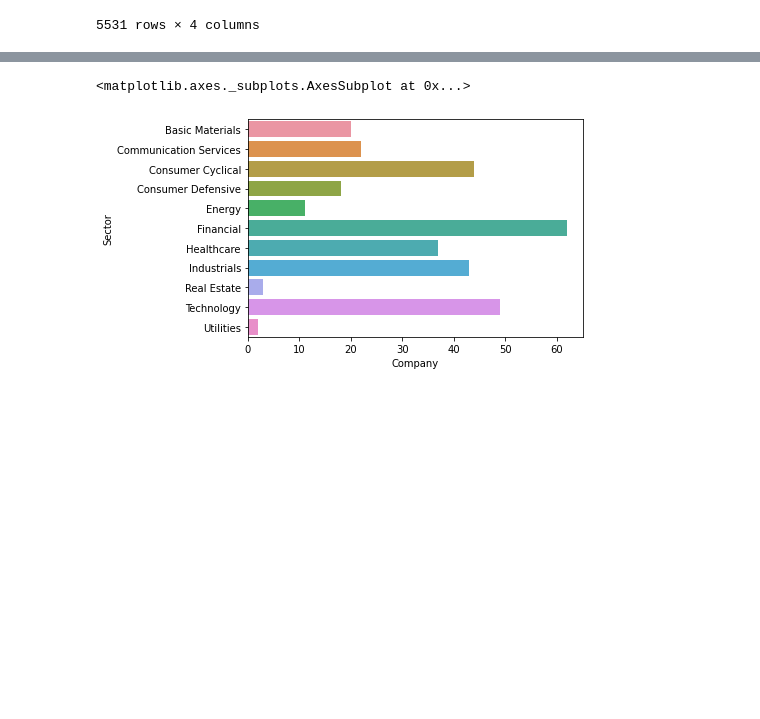
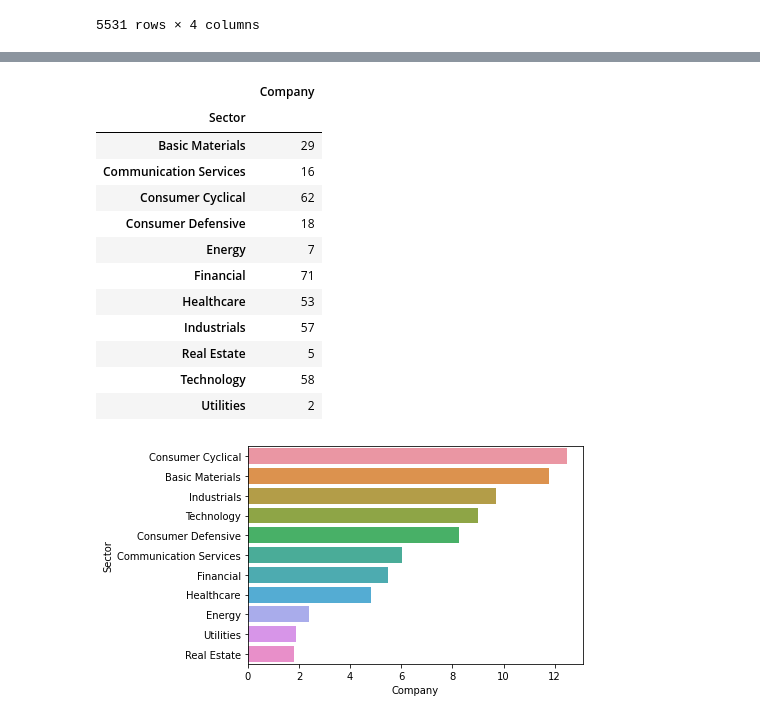
Before and after one commit to chan1123/Full_Trend_Template, a Jupyter notebook: Testing.ipynb, the cells around one changed output, grey strips where cells are left out. Cells and saved outputs as stored; diff of their text form; code cells hidden in the pictures; blank space fills up the shorter version.

Commit message:
Update real tt and proportion

```diff
--- a/Testing.ipynb
+++ b/Testing.ipynb
@@ -86,4 +86,4 @@ df_rs
 # %%
-trend_template_list = pd.merge(df_rs, df_tt, left_index=True, right_index=True).index.tolist()
+trend_template_list = list(set(df_rs.index.tolist()) & set(df_tt.index.tolist()))
 len(trend_template_list)
 # %% [output]
@@ -110,0 +91,3 @@ trend_template_list
+# %%
+df_overview_groupby_sector = pd.DataFrame(df_overview.groupby('Sector').count()['Company'])
+df_overview_groupby_sector
@@ -111,7 +108,18 @@ trend_template_list
 # %%
 filtered = df_overview[df_overview.index.isin(trend_template_list)]
-plotting = pd.DataFrame(filtered.groupby('Sector').count()['Company'])
-sns.barplot(y=plotting.index, x=plotting['Company'])
+filtered_groupby_sector = pd.DataFrame(filtered.groupby('Sector').count()['Company'])
+filtered_groupby_sector
 # %% [output]
-<matplotlib.axes._subplots.AxesSubplot at 0x...>
-[figure, removed]
+|  | Company |
+| Sector |  |
+| Basic Materials | 29 |
+| Communication Services | 16 |
+| Consumer Cyclical | 62 |
+| Consumer Defensive | 18 |
+| Energy | 7 |
+| Financial | 71 |
+| Healthcare | 53 |
+| Industrials | 57 |
+| Real Estate | 5 |
+| Technology | 58 |
+| Utilities | 2 |
@@ -119,0 +126,5 @@ finviz_chart_url = 'https://finviz.com/screener.ashx?v=211&t='
+# %%
+df_proportion = (filtered_groupby_sector/df_overview_groupby_sector*100).sort_values(by='Company', ascending=False)
+sns.barplot(y=df_proportion.index, x=df_proportion['Company']);
+# %% [output]
+[figure, added]
```
Also changed, not shown: parts of 14 cells of this notebook, 11 other files.
